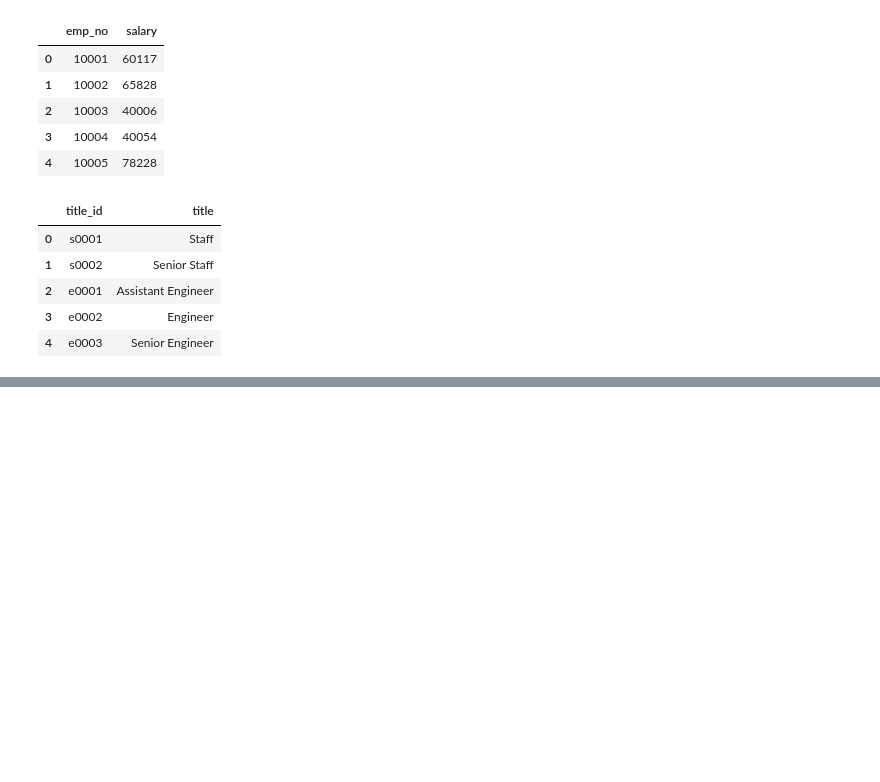
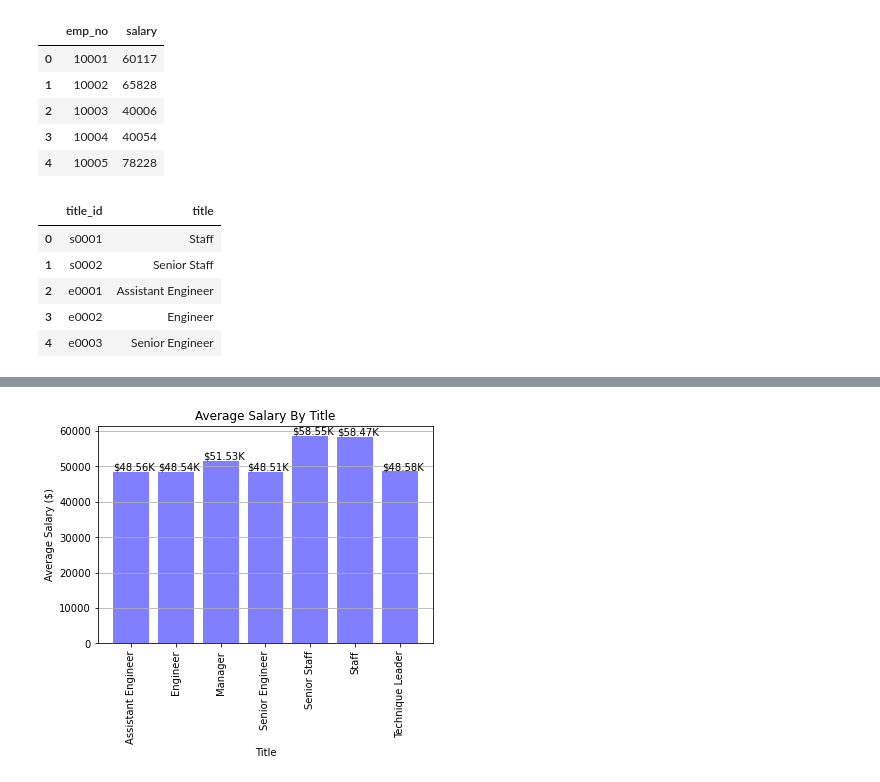
Before and after one commit to melissamemel/sql-challenge, a Jupyter notebook: EmployeeSQL/EmployeeSQLAlchemy_Visualization.ipynb, the cells around one changed output, grey strips where cells are left out. Saved outputs shown, nothing was run; the diff lists cells and outputs as text; code cells hidden in the pictures; blank space fills up the shorter version.

```diff
--- a/EmployeeSQL/EmployeeSQLAlchemy_Visualization.ipynb
+++ b/EmployeeSQL/EmployeeSQLAlchemy_Visualization.ipynb
@@ -56,0 +70,5 @@ title_data .head()
+# %%
+# Define the query
+query_into_pandas = pd.read_sql("SELECT * FROM Employees INNER JOIN Salaries ON Employees.emp_no = Salaries.emp_no INNER JOIN Titles ON Titles.title_id = Employees.emp_title", connection)
+
+query_into_pandas.head()
@@ -56,0 +82,4 @@ title_data .head()
+# %%
+# Store the query
+avg_salaries_by_title = query_into_pandas.groupby(["title"])["salary"].mean()
+avg_salaries_by_title
@@ -56,0 +96,21 @@ title_data .head()
+# %%
+# Plot the Barchart
+title_list = avg_salaries_by_title.index
+avg_salary_for_title = avg_salaries_by_title.values
+
+x_axis = np.arange(len(title_list))
+tick_locations = [value for value in x_axis]
+plt.xticks(tick_locations, title_list, rotation=90)
+plt.title("Average Salary By Title")
+plt.xlabel("Title")
+plt.ylabel("Average Salary ($)")
+plt.grid(axis="y")
+chart = plt.bar(x_axis, avg_salary_for_title, color="b", alpha=0.5, align="center")
+
+for i in chart:
+    yvalue = i.get_height()
+    plt.text(i.get_x(), yvalue + 500, "${:,.2f}K".format(yvalue/1000))
+
+plt.show()
+# %% [output]
+[figure, added]
```
Also changed, not shown: parts of 4 cells of this notebook.
